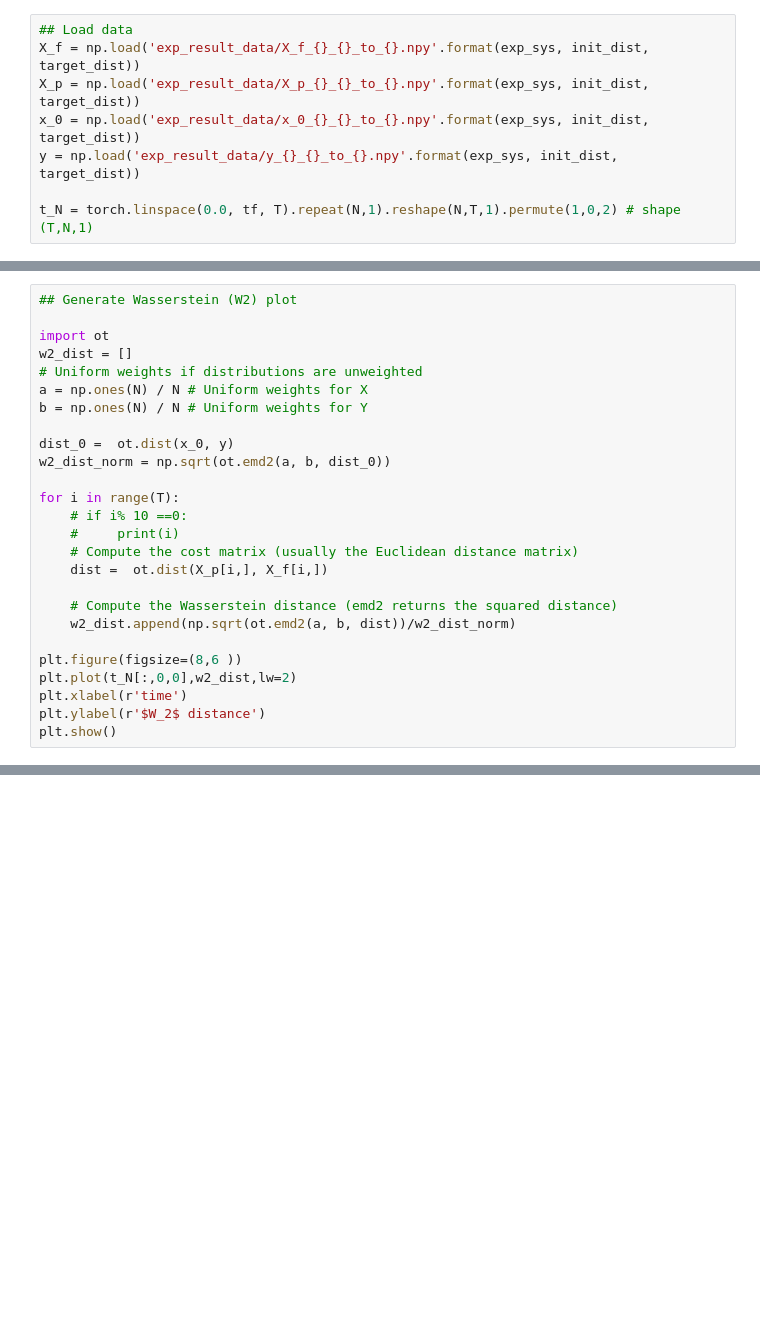
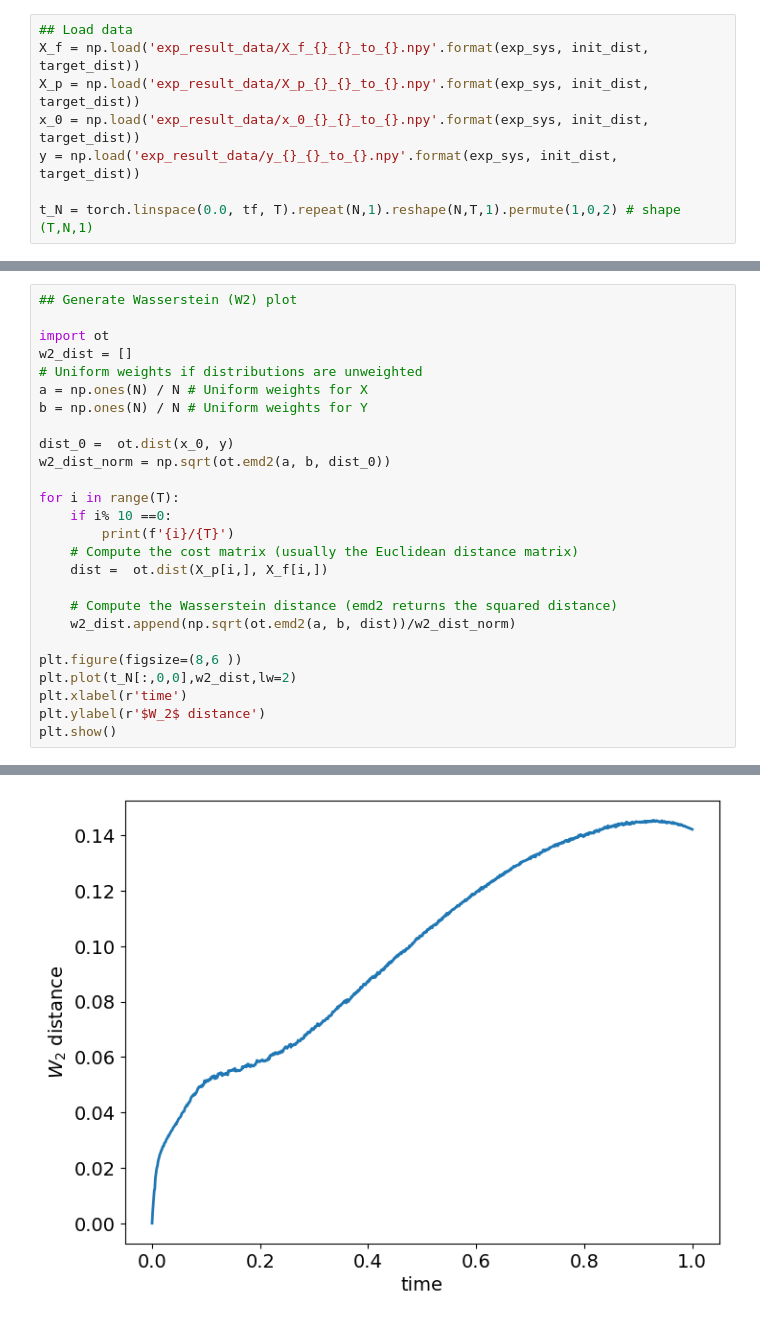
Before and after one commit to YuhangMeiUW/Flow-matching-control, a Jupyter notebook: result_plot.ipynb, the cells around one changed output, grey strips where cells are left out. Drawn from its saved outputs; the diff is of its cells as text; blank space fills up the shorter version.

```diff
--- a/result_plot.ipynb
+++ b/result_plot.ipynb
@@ -163,8 +165,8 @@ dist_0 =  ot.dist(x_0, y)
 w2_dist_norm = np.sqrt(ot.emd2(a, b, dist_0))
 
 for i in range(T):
-    # if i% 10 ==0:
-    #     print(i)
+    if i% 10 ==0:
+        print(f'{i}/{T}')
     # Compute the cost matrix (usually the Euclidean distance matrix)
     dist =  ot.dist(X_p[i,], X_f[i,])
 
@@ -196,0 +199 @@ plt.show()
+[figure, added]
```
Also changed, not shown: parts of 6 cells of this notebook, 6 other files.
